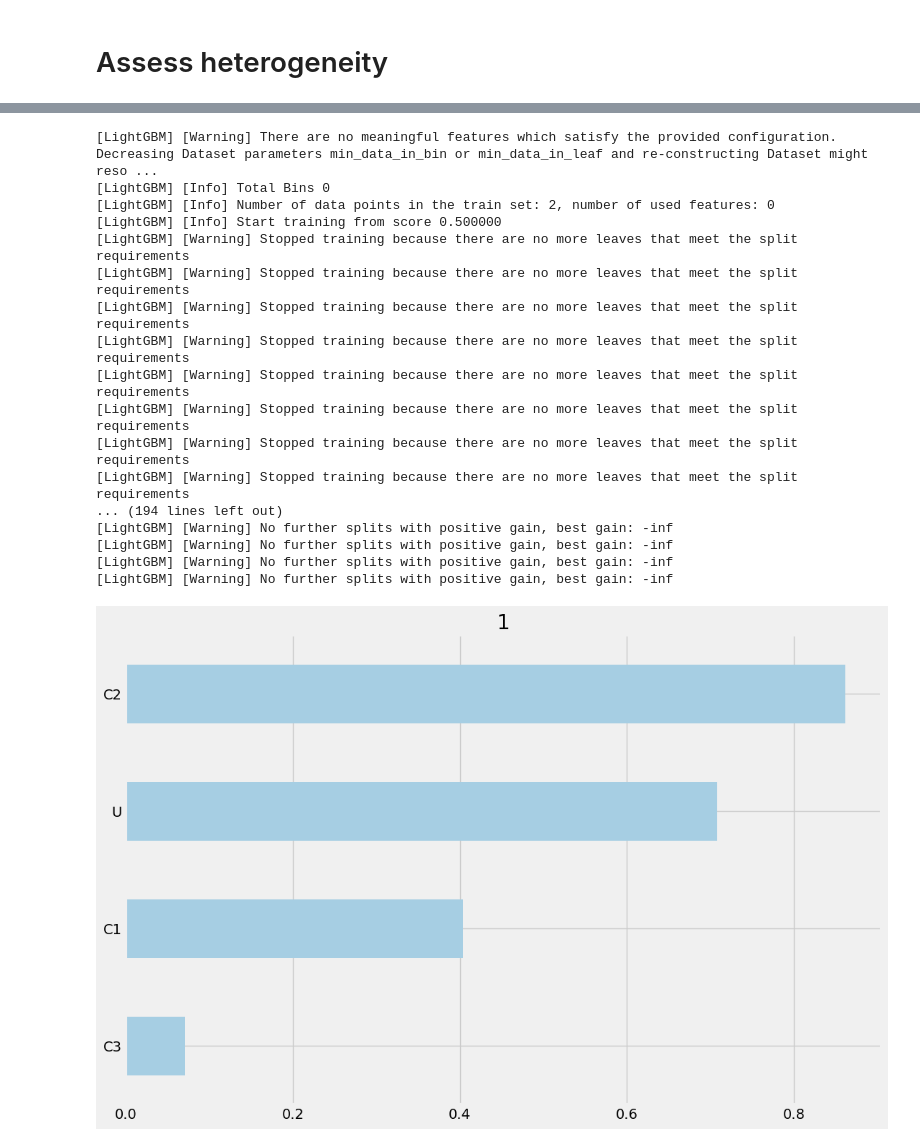
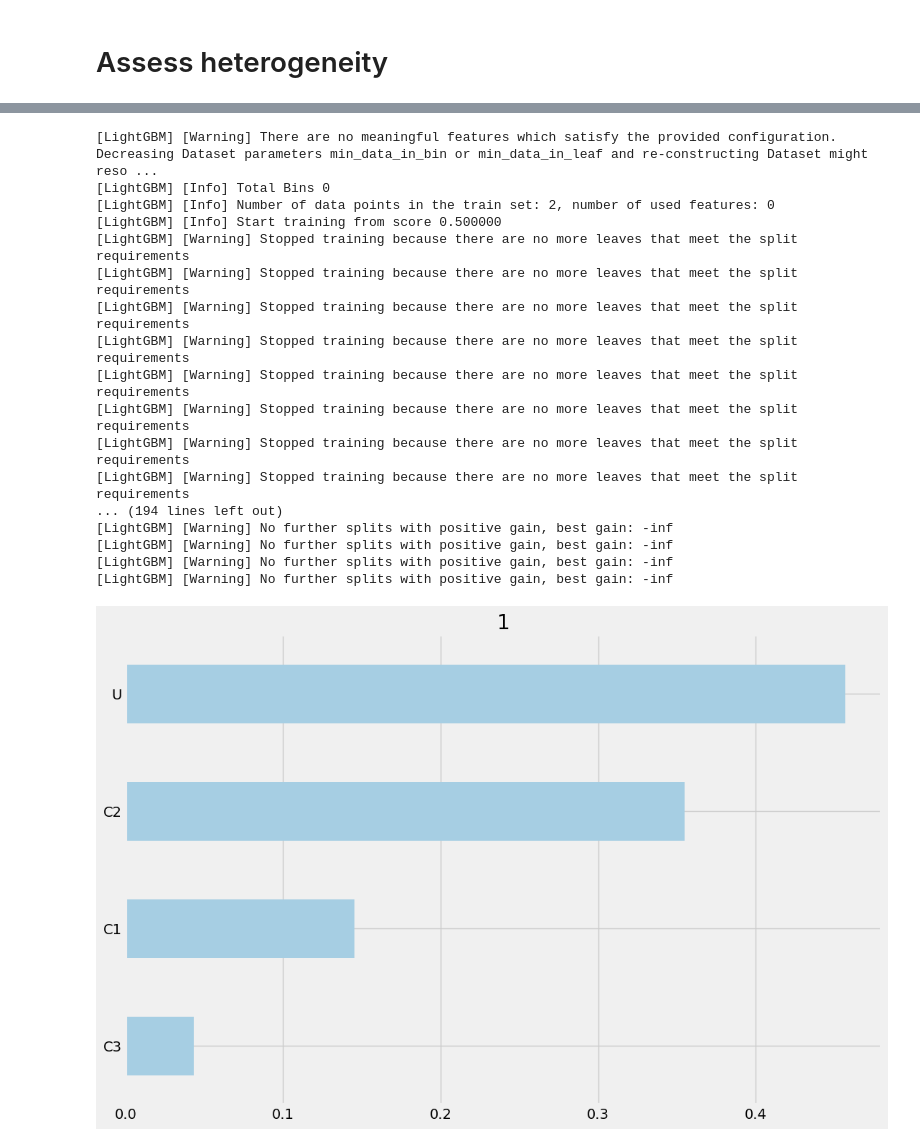
Before and after one commit to pcbrendel/causal, a Jupyter notebook: tutorials/s-learner.ipynb, the cells around one changed output, grey strips where cells are left out. Saved outputs shown, nothing was run; the diff lists cells and outputs as text; code cells hidden in the pictures.

```diff
--- a/tutorials/s-learner.ipynb
+++ b/tutorials/s-learner.ipynb
@@ -100,37 +146,26 @@ plot_gain(df_test.drop('cate_group', axis=1), outcome_col='Y', treatment_col='T'
 # %%
-# feature importance
-# Calculate feature importance for the CATE
-# This tells you which features drive the *lift*, not just the outcome.
-# slearner.get_importance(
-#     X=X_test,
-#     tau=cate_test,
-#     method='permutation',  # or 'auto'
-#     features=X_test.columns.tolist()
-# )
-
-# Plot it
 slearner.plot_importance(
     X=X_test,
     tau=cate_test,
-    method='permutation',
+    method='auto', # can be 'permutation' or 'shap' depending on model
     features=X_test.columns.tolist()
 )
 # %% [output]
 [LightGBM] [Warning] There are no meaningful features which satisfy the provided configuration. Decreasing Dataset parameters min_data_in_bin or min_data_in_leaf and re-constructing Dataset might reso ...
 [LightGBM] [Info] Total Bins 0
 [LightGBM] [Info] Number of data points in the train set: 2, number of used features: 0
 [LightGBM] [Info] Start training from score 0.500000
 [LightGBM] [Warning] Stopped training because there are no more leaves that meet the split requirements
 [LightGBM] [Warning] Stopped training because there are no more leaves that meet the split requirements
 [LightGBM] [Warning] Stopped training because there are no more leaves that meet the split requirements
 [LightGBM] [Warning] Stopped training because there are no more leaves that meet the split requirements
 [LightGBM] [Warning] Stopped training because there are no more leaves that meet the split requirements
 [LightGBM] [Warning] Stopped training because there are no more leaves that meet the split requirements
 [LightGBM] [Warning] Stopped training because there are no more leaves that meet the split requirements
 [LightGBM] [Warning] Stopped training because there are no more leaves that meet the split requirements
 ... (194 lines left out)
 [LightGBM] [Warning] No further splits with positive gain, best gain: -inf
 [LightGBM] [Warning] No further splits with positive gain, best gain: -inf
 [LightGBM] [Warning] No further splits with positive gain, best gain: -inf
 [LightGBM] [Warning] No further splits with positive gain, best gain: -inf
-[figure, old version]
+[figure, new version]
```
Also changed, not shown: parts of 9 cells of this notebook.
